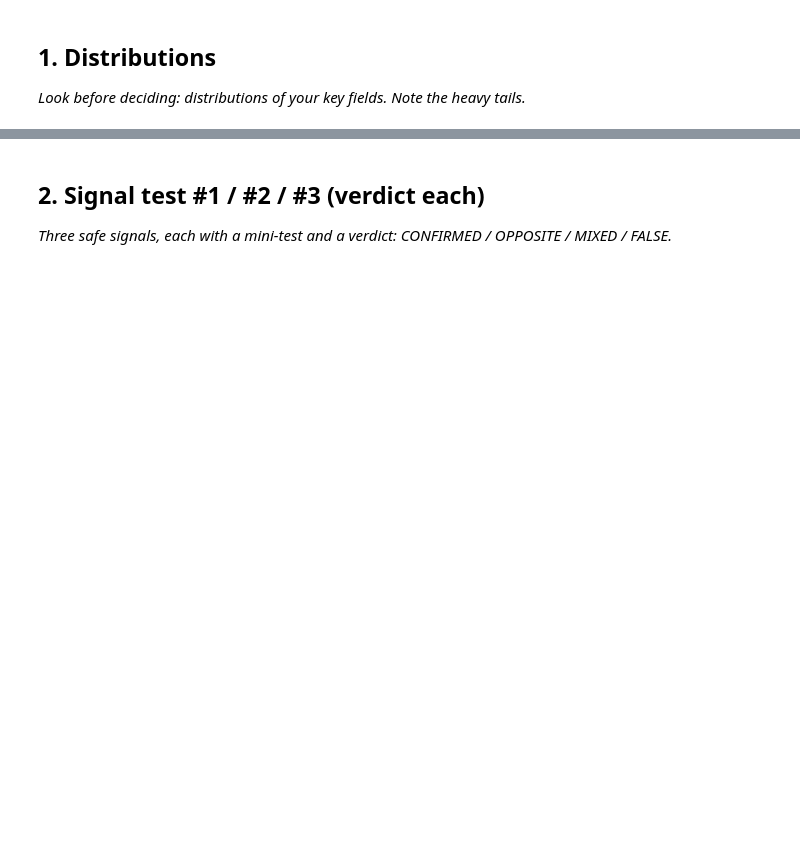
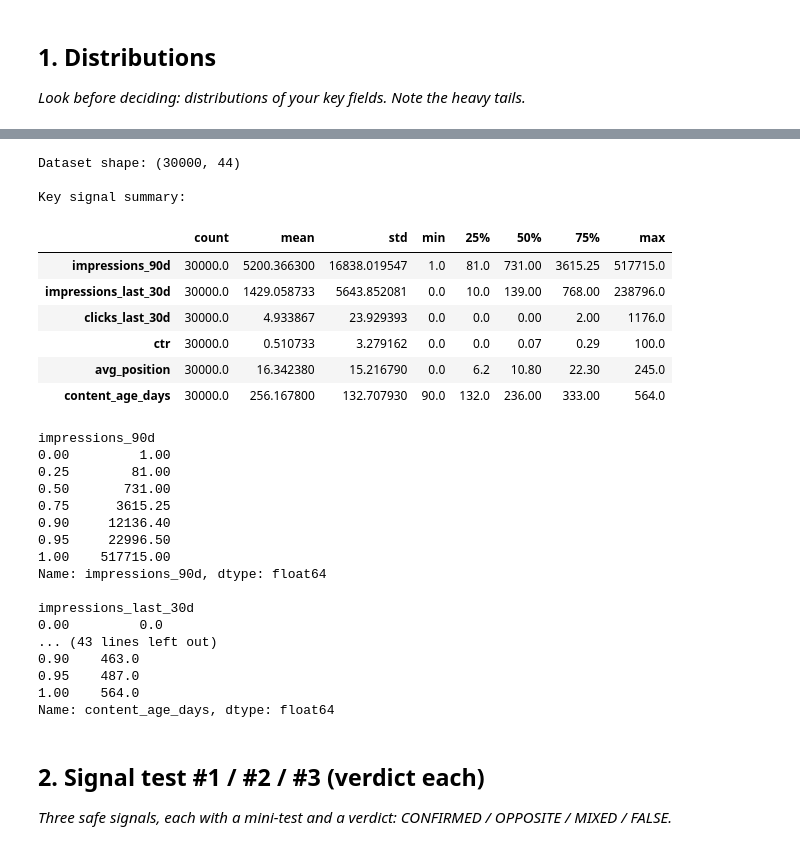
Before and after one commit to fatimaali123-ai/flyrank-internship, a Jupyter notebook: work/notebooks/w04_signal_audit.ipynb, the cells around one changed output, grey strips where cells are left out. Cells and saved outputs as stored; diff of their text form; code cells hidden in the pictures; blank space fills up the shorter version.

Commit message:
Complete Week 4 signal audit

```diff
--- a/work/notebooks/w04_signal_audit.ipynb
+++ b/work/notebooks/w04_signal_audit.ipynb
@@ -16,3 +19,58 @@ This skeleton is yours to fill. Work the sections **in order** — each one has
+# %%
+import pandas as pd
+import numpy as np
+import matplotlib.pyplot as plt
+
+# Load the starter dataset
+url = "https://raw.githubusercontent.com/fatimaali123-ai/flyrank-internship/main/data/raw/content_refresh_anonymized.csv"
+df = pd.read_csv(url)
+
+key_signals = [
+    "impressions_90d",
+    "impressions_last_30d",
+    "clicks_last_30d",
+    "ctr",
+    "avg_position",
+    "content_age_days"
+]
+
+available_signals = [c for c in key_signals if c in df.columns]
+
+print("Dataset shape:", df.shape)
+print("\nKey signal summary:")
+display(df[available_signals].describe().T)
+
+for col in available_signals:
+    print(f"\n{col}")
+    print(df[col].quantile([0, .25, .5, .75, .90, .95, 1]))
+# %% [output]
+Dataset shape: (30000, 44)
+
+Key signal summary:
+|  | count | mean | std | min | 25% | 50% | 75% | max |
+| impressions_90d | 30000.0 | 5200.366300 | 16838.019547 | 1.0 | 81.0 | 731.00 | 3615.25 | 517715.0 |
+| impressions_last_30d | 30000.0 | 1429.058733 | 5643.852081 | 0.0 | 10.0 | 139.00 | 768.00 | 238796.0 |
+| clicks_last_30d | 30000.0 | 4.933867 | 23.929393 | 0.0 | 0.0 | 0.00 | 2.00 | 1176.0 |
+| ctr | 30000.0 | 0.510733 | 3.279162 | 0.0 | 0.0 | 0.07 | 0.29 | 100.0 |
+| avg_position | 30000.0 | 16.342380 | 15.216790 | 0.0 | 6.2 | 10.80 | 22.30 | 245.0 |
+| content_age_days | 30000.0 | 256.167800 | 132.707930 | 90.0 | 132.0 | 236.00 | 333.00 | 564.0 |
+impressions_90d
+0.00         1.00
+0.25        81.00
+0.50       731.00
+0.75      3615.25
+0.90     12136.40
+0.95     22996.50
+1.00    517715.00
+Name: impressions_90d, dtype: float64
+
+impressions_last_30d
+0.00         0.0
+... (43 lines left out)
+0.90    463.0
+0.95    487.0
+1.00    564.0
+Name: content_age_days, dtype: float64
 # %% [markdown]
 ## 2. Signal test #1 / #2 / #3 (verdict each)
 
```
Also changed, not shown: parts of 12 cells of this notebook.
